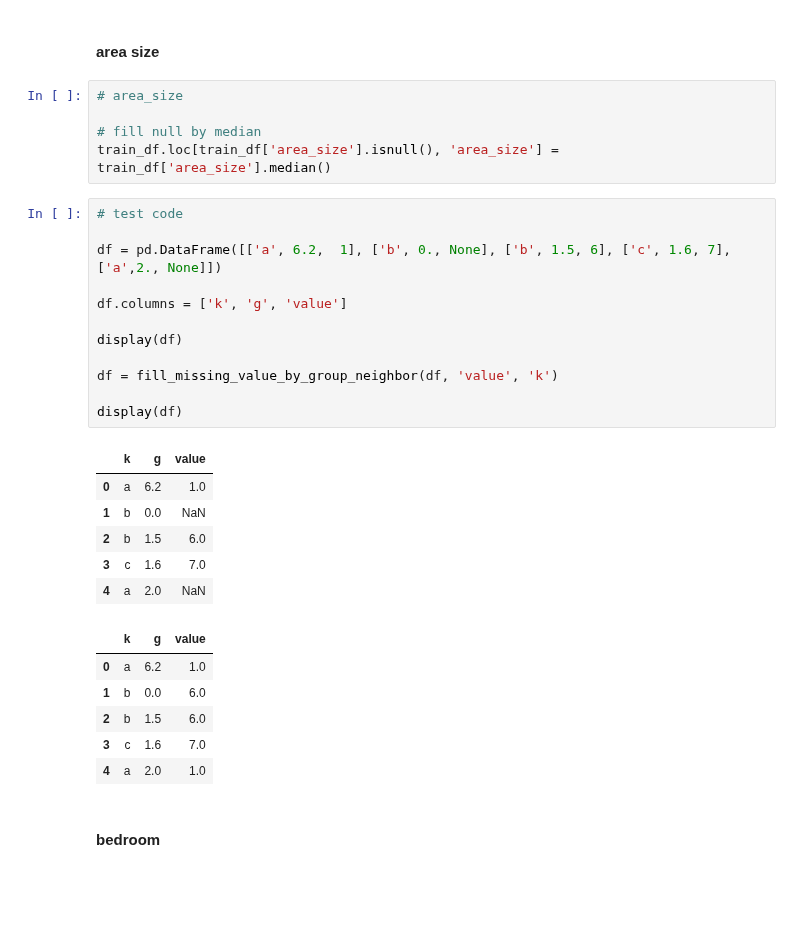
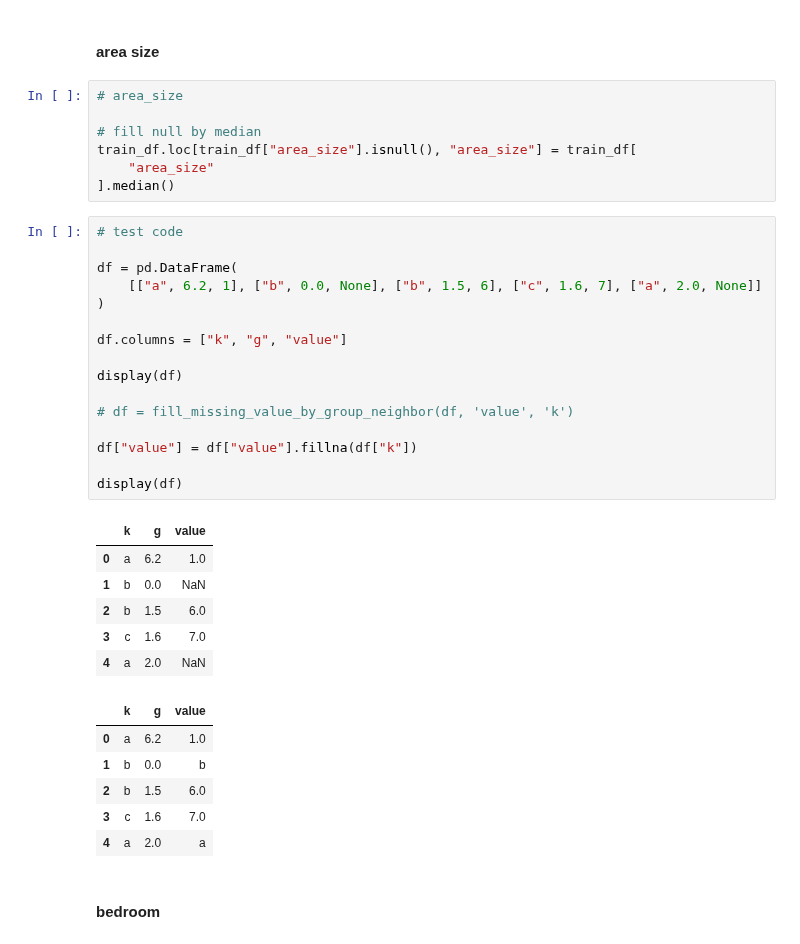
Before and after one commit to luoxiangyi222/cs5228-team-not-found, a Jupyter notebook: cs5228_project_lxy.ipynb, the cells around one changed output. Saved outputs shown, nothing was run; the diff lists cells and outputs as text; blank space fills up the shorter version.

Commit message:
clean data done

```diff
--- a/cs5228_project_lxy.ipynb
+++ b/cs5228_project_lxy.ipynb
@@ -129,32 +247,38 @@ dtype: int64
 # area_size
 
 # fill null by median
-train_df.loc[train_df['area_size'].isnull(), 'area_size'] = train_df['area_size'].median()
+train_df.loc[train_df["area_size"].isnull(), "area_size"] = train_df[
+    "area_size"
+].median()
 # %%
 # test code
 
-df = pd.DataFrame([['a', 6.2,  1], ['b', 0., None], ['b', 1.5, 6], ['c', 1.6, 7], ['a',2., None]])
+df = pd.DataFrame(
+    [["a", 6.2, 1], ["b", 0.0, None], ["b", 1.5, 6], ["c", 1.6, 7], ["a", 2.0, None]]
+)
 
-df.columns = ['k', 'g', 'value']
+df.columns = ["k", "g", "value"]
 
 display(df)
 
-df = fill_missing_value_by_group_neighbor(df, 'value', 'k')
+# df = fill_missing_value_by_group_neighbor(df, 'value', 'k')
+
+df["value"] = df["value"].fillna(df["k"])
 
 display(df)
 # %% [output]
 |  | k | g | value |
 | 0 | a | 6.2 | 1.0 |
 | 1 | b | 0.0 | NaN |
 | 2 | b | 1.5 | 6.0 |
 | 3 | c | 1.6 | 7.0 |
 | 4 | a | 2.0 | NaN |
 |  | k | g | value |
 | 0 | a | 6.2 | 1.0 |
-| 1 | b | 0.0 | 6.0 |
+| 1 | b | 0.0 | b |
 | 2 | b | 1.5 | 6.0 |
 | 3 | c | 1.6 | 7.0 |
-| 4 | a | 2.0 | 1.0 |
+| 4 | a | 2.0 | a |
 # %% [markdown]
 #### bedroom
 # %%
```
Also changed, not shown: parts of 60 cells of this notebook, 4 other files.
